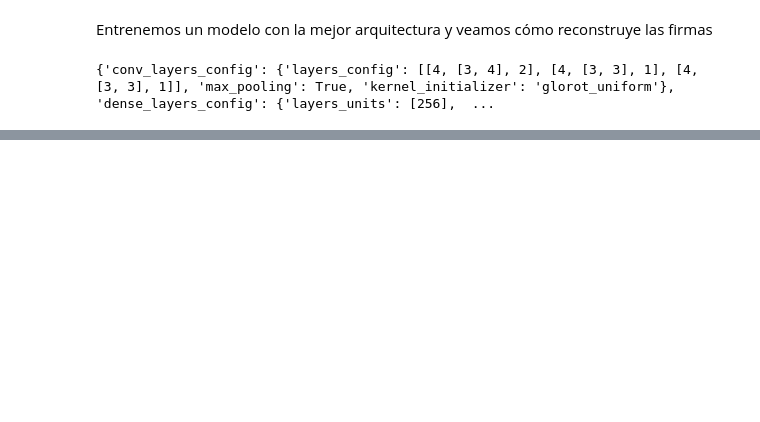
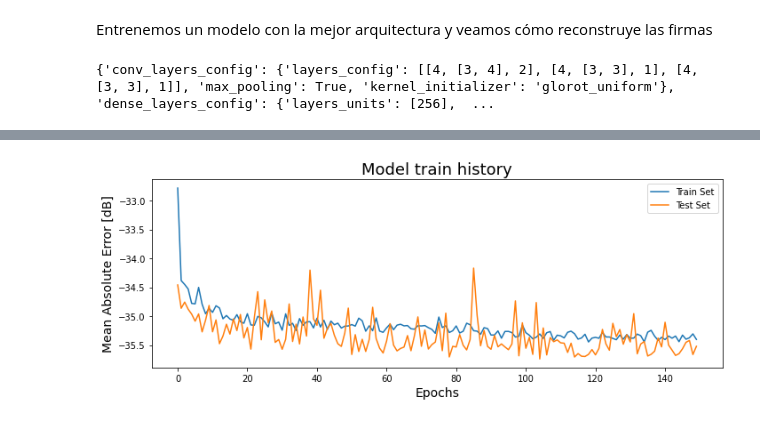
Before and after one commit to jotavecorta/DeepScatteringModels, a Jupyter notebook: notebooks/4.0-jv-spm-cae-arquitecture-optimization.ipynb, the cells around one changed output, grey strips where cells are left out. Cells and saved outputs as stored; diff of their text form; code cells hidden in the pictures; blank space fills up the shorter version.

```diff
--- a/notebooks/4.0-jv-spm-cae-arquitecture-optimization.ipynb
+++ b/notebooks/4.0-jv-spm-cae-arquitecture-optimization.ipynb
@@ -247,0 +264,36 @@ fig.tight_layout()
+# %%
+# Get path to scaler and unpickle it
+model_path = os.path.normpath("../models/robust_scaler.pkl")
+
+with open(model_path, "rb") as file_:
+    scaler = pickle.load(file_)
+
+# Extract train set mean and iqr
+mean = scaler.center_
+iqr = scaler.scale_
+# %%
+# Transform test adn train mean absolute error per epoch to dB
+train_mae = np.array(history.history["mean_absolute_error"])
+test_mae = np.array(history.history["val_mean_absolute_error"])
+
+dB_error = dict(
+    mean_absolute_error = train_mae * np.mean(iqr) + np.mean(mean),
+    val_mean_absolute_error = test_mae * np.mean(iqr) + np.mean(mean)
+)
+# %%
+fig, ax = plt.subplots(1, 1)
+
+# Plot scores in ax
+ax.plot(dB_error["mean_absolute_error"], label='Train Set')
+ax.plot(dB_error["val_mean_absolute_error"], label='Test Set')
+
+ax.set_xlabel("Epochs", fontsize=14)
+ax.set_ylabel("Mean Absolute Error [dB]", fontsize=14)
+ax.set_title("Model train history", fontsize=18)
+ax.legend()
+
+fig.set_figheight(4)
+fig.set_figwidth(10)
+fig.tight_layout()
+# %% [output]
+[figure, added]
```
Also changed, not shown: parts of 12 cells of this notebook, 6 other files.
